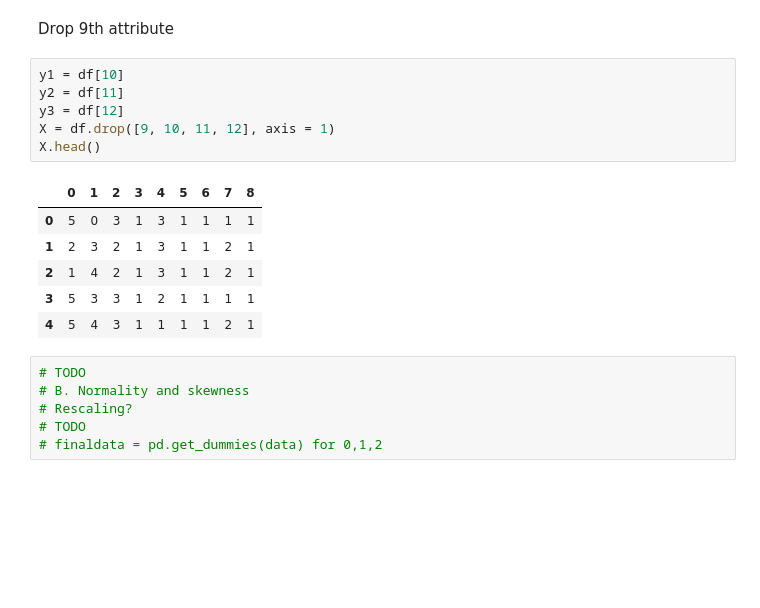
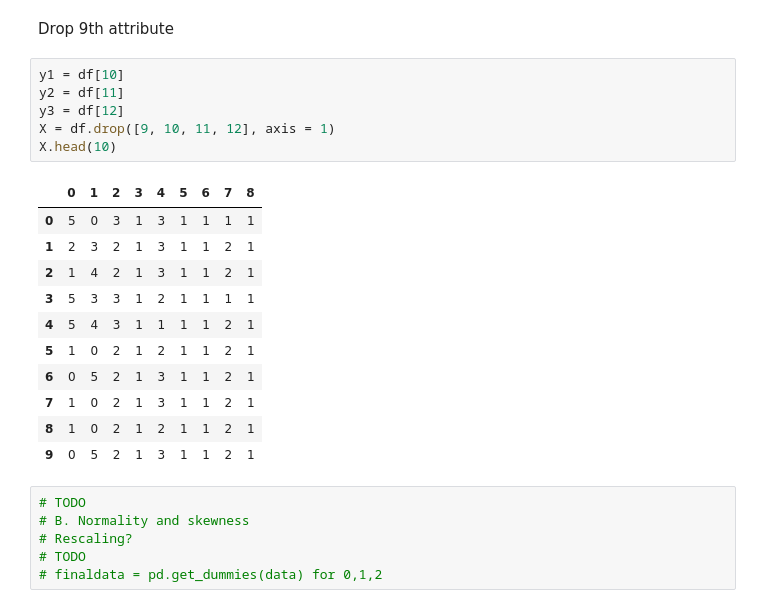
Before and after one commit to Dana0739/ml-labs, a Jupyter notebook: lab3/linear_models.ipynb, the cells around one changed output. Drawn from its saved outputs; the diff is of its cells as text; blank space fills up the shorter version.

```diff
--- a/lab3/linear_models.ipynb
+++ b/lab3/linear_models.ipynb
@@ -98,16 +98,21 @@ Drop 9th attribute
 # %%
 y1 = df[10]
 y2 = df[11]
 y3 = df[12]
 X = df.drop([9, 10, 11, 12], axis = 1)
-X.head()
+X.head(10)
 # %% [output]
 |  | 0 | 1 | 2 | 3 | 4 | 5 | 6 | 7 | 8 |
 | 0 | 5 | 0 | 3 | 1 | 3 | 1 | 1 | 1 | 1 |
 | 1 | 2 | 3 | 2 | 1 | 3 | 1 | 1 | 2 | 1 |
 | 2 | 1 | 4 | 2 | 1 | 3 | 1 | 1 | 2 | 1 |
 | 3 | 5 | 3 | 3 | 1 | 2 | 1 | 1 | 1 | 1 |
 | 4 | 5 | 4 | 3 | 1 | 1 | 1 | 1 | 2 | 1 |
+| 5 | 1 | 0 | 2 | 1 | 2 | 1 | 1 | 2 | 1 |
+| 6 | 0 | 5 | 2 | 1 | 3 | 1 | 1 | 2 | 1 |
+| 7 | 1 | 0 | 2 | 1 | 3 | 1 | 1 | 2 | 1 |
+| 8 | 1 | 0 | 2 | 1 | 2 | 1 | 1 | 2 | 1 |
+| 9 | 0 | 5 | 2 | 1 | 3 | 1 | 1 | 2 | 1 |
 # %%
 # TODO
 # B. Normality and skewness
```
Also changed, not shown: parts of 12 cells of this notebook.
